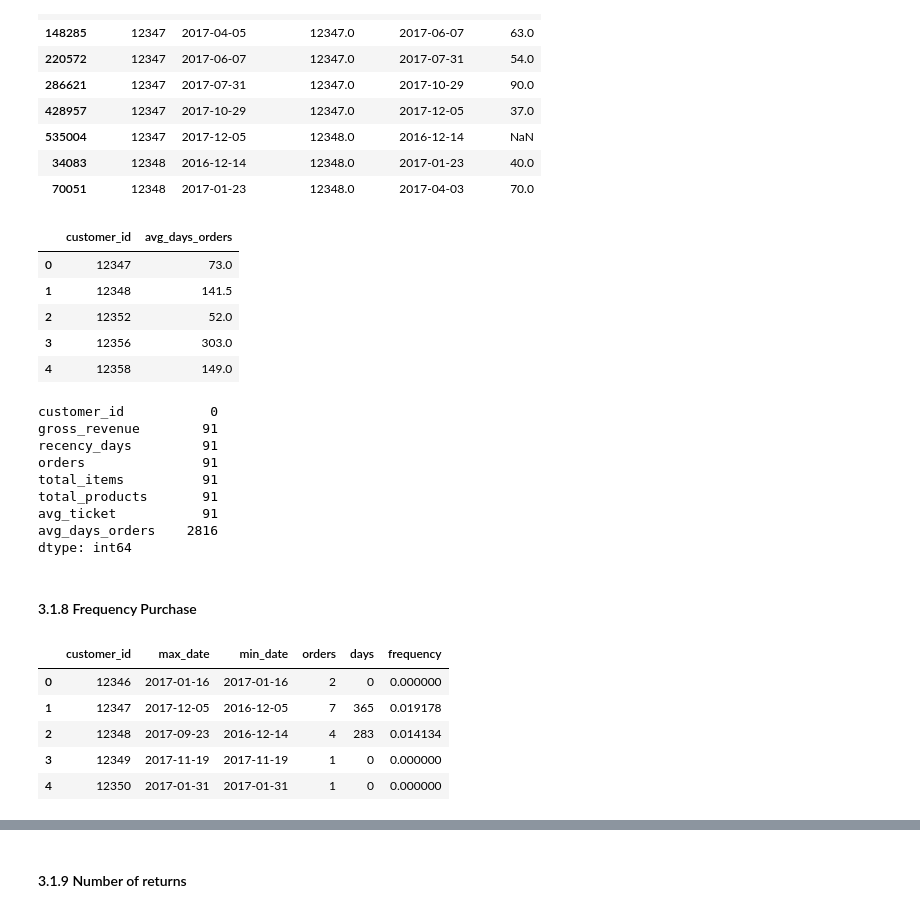
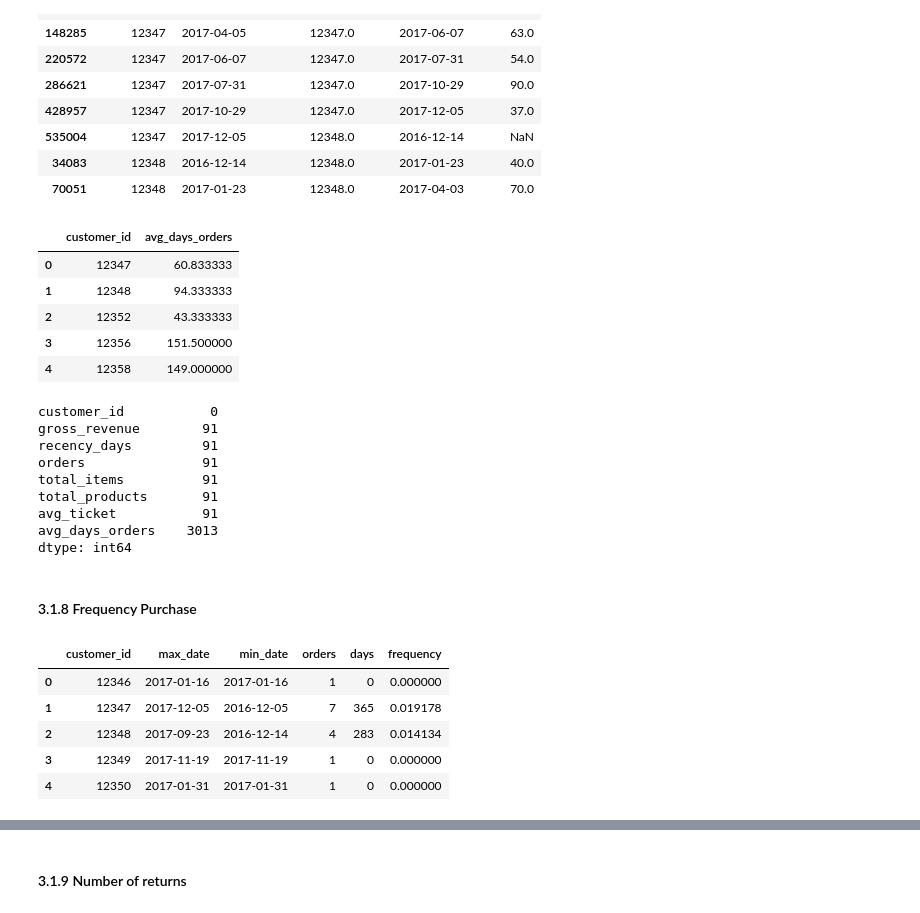
Before and after one commit to GustavoNascimento98/high-value-customers-identification, a Jupyter notebook: notebooks/c0.4-insiders_clustering.ipynb, the cells around one changed output, grey strips where cells are left out. Cells and saved outputs as stored; diff of their text form; code cells hidden in the pictures.

```diff
--- a/notebooks/c0.4-insiders_clustering.ipynb
+++ b/notebooks/c0.4-insiders_clustering.ipynb
@@ -976,7 +976,7 @@ dtype: int64
 # %% [markdown]
 #### 3.1.7 Average time between orders
 # %%
-df_aux = df2[['customer_id', 'invoice_date']].drop_duplicates().sort_values(['customer_id', 'invoice_date'], ascending=[True, True])
+df_aux = df2_purchases[['customer_id', 'invoice_date']].drop_duplicates().sort_values(['customer_id', 'invoice_date'], ascending=[True, True])
 
 df_aux['next_customer_id']  = df_aux['customer_id'].shift(periods=-1)
 df_aux['next_invoice_date'] = df_aux['invoice_date'].shift(periods=-1)
@@ -1012,23 +1012,21 @@ df_aux.head(10)
 # %%
 df_aux = df_aux.drop(['invoice_date', 'next_invoice_date', 'next_customer_id'], axis=1).dropna()
 
 df_aux = ( df_aux[['customer_id', 'time_delta']]
             .groupby('customer_id')
-            .agg( lambda time_delta: time_delta.sum() / (time_delta.count() - 1) if time_delta.count() > 1
-                                                                                 else
-                                     time_delta.mean() )
+            .mean()
             .reset_index()
 
     ).rename(columns={'time_delta':'avg_days_orders'})
 
 df_aux.head()
 # %% [output]
 |  | customer_id | avg_days_orders |
-| 0 | 12347 | 73.0 |
-| 1 | 12348 | 141.5 |
-| 2 | 12352 | 52.0 |
-| 3 | 12356 | 303.0 |
-| 4 | 12358 | 149.0 |
+| 0 | 12347 | 60.833333 |
+| 1 | 12348 | 94.333333 |
+| 2 | 12352 | 43.333333 |
+| 3 | 12356 | 151.500000 |
+| 4 | 12358 | 149.000000 |
 # %%
 df_ref = pd.merge(df_ref, df_aux, on='customer_id', how='left')
 
@@ -1041,12 +1039,12 @@ orders               91
 total_items          91
 total_products       91
 avg_ticket           91
-avg_days_orders    2816
+avg_days_orders    3013
 dtype: int64
 # %% [markdown]
 #### 3.1.8 Frequency Purchase
 # %%
-df_aux =  ( df2[['customer_id', 'invoice_no', 'invoice_date']]
+df_aux =  ( df2_purchases[['customer_id', 'invoice_no', 'invoice_date']]
               .drop_duplicates()
               .groupby('customer_id')
               .agg(
@@ -1064,7 +1062,7 @@ df_aux['frequency'] = df_aux[['orders', 'days']].apply( lambda x: x['orders'] /
 df_aux.head()
 # %% [output]
 |  | customer_id | max_date | min_date | orders | days | frequency |
-| 0 | 12346 | 2017-01-16 | 2017-01-16 | 2 | 0 | 0.000000 |
+| 0 | 12346 | 2017-01-16 | 2017-01-16 | 1 | 0 | 0.000000 |
 | 1 | 12347 | 2017-12-05 | 2016-12-05 | 7 | 365 | 0.019178 |
 | 2 | 12348 | 2017-09-23 | 2016-12-14 | 4 | 283 | 0.014134 |
 | 3 | 12349 | 2017-11-19 | 2017-11-19 | 1 | 0 | 0.000000 |
```
Also changed, not shown: parts of 23 cells of this notebook, 2 other files.
